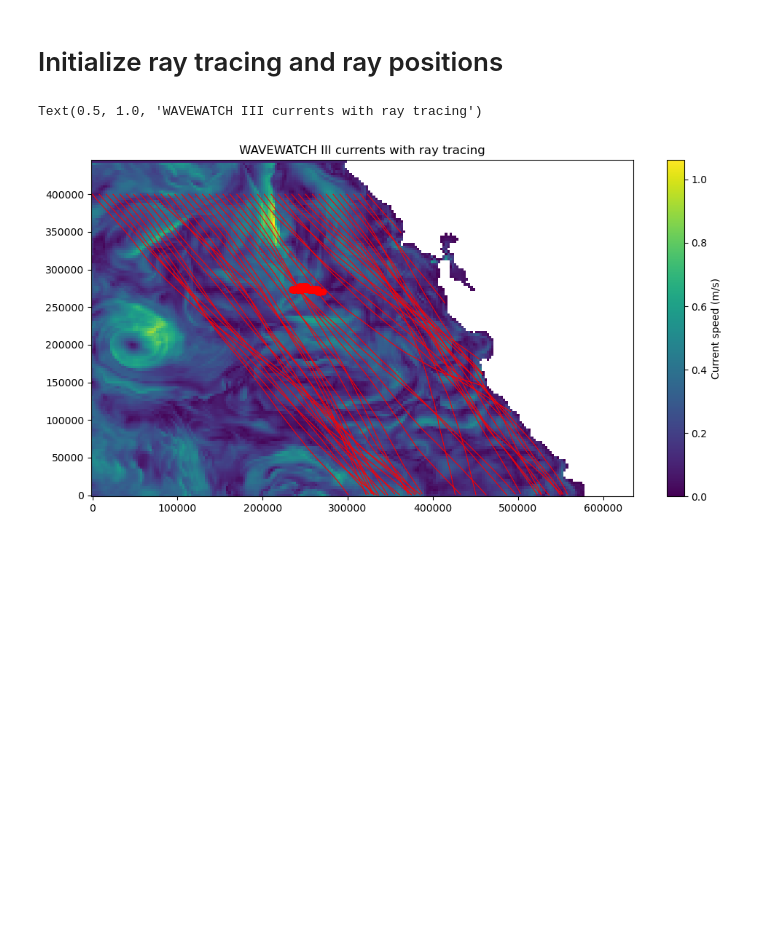
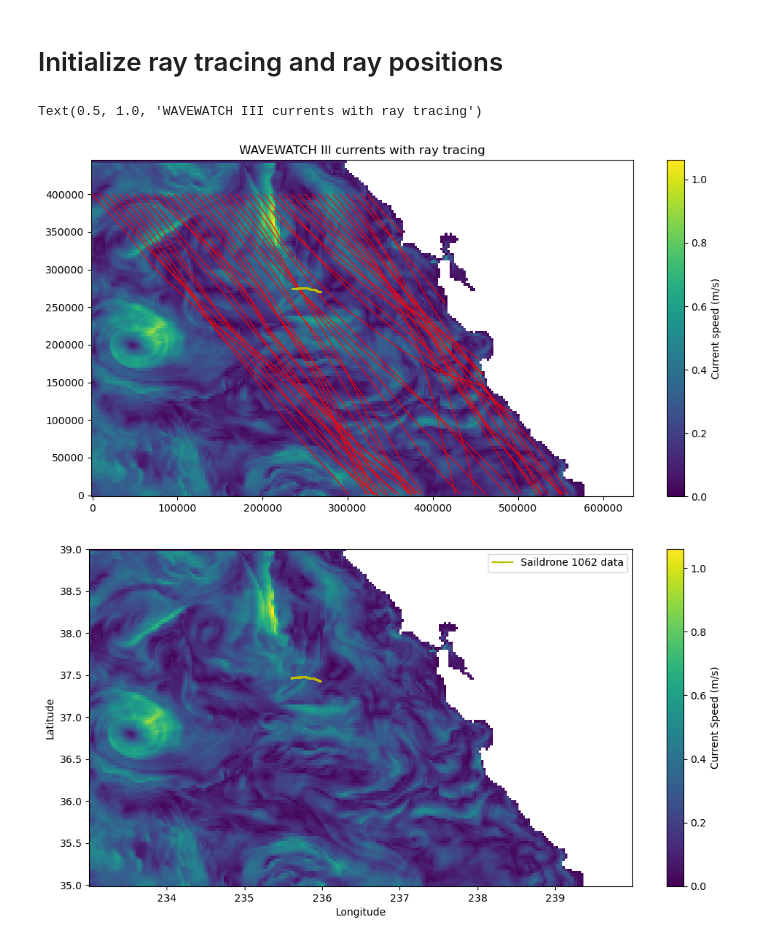
Before and after one commit to mines-oceanography/mantaray, a Jupyter notebook: notebooks/krieger-demo/wave_height_validation_dev.ipynb, the cells around one changed output. Saved outputs shown, nothing was run; the diff lists cells and outputs as text; code cells hidden in the pictures; blank space fills up the shorter version.

Commit message:
Fixed Saildrone superposition

```diff
--- a/notebooks/krieger-demo/wave_height_validation_dev.ipynb
+++ b/notebooks/krieger-demo/wave_height_validation_dev.ipynb
@@ -241,16 +269,29 @@ bundle = mantaray.ray_tracing(x0, y0, Kx0, Ky0, duration, step_size, m_scale_bat
 X = ds.x
 Y = ds.y
 U = (ds.u**2 + ds.v**2)**.5
+sd_ww_x_diff = np.abs(Lon_traj_meter[0]) - ds.x[first_lon_index]
+
 plt.figure(figsize=(12, 6))
 cs = plt.pcolormesh(X, Y, U)
 for i in range(bundle.ray.size)[::2]:
     ray = bundle.isel(ray=i)
     plt.plot(ray.x, ray.y, 'red', lw=.78)
-#plt.scatter(sd_x_meters, sd_y_meters, c=non_masked, marker='o', label='SD 1062 data')
+plt.plot(Lon_traj_meter, Lat_traj_meter, marker='o', c='y', ms=1, label='Saildrone 1062 data')
+plt.colorbar(cs, label='Current speed (m/s)')
 #plt.legend(loc='upper right')
-plt.plot(sd_x, sd_y, marker='o', c='r')
-plt.colorbar(cs, label='Current speed (m/s)')
 plt.title('WAVEWATCH III currents with ray tracing')
 # %% [output]
 Text(0.5, 1.0, 'WAVEWATCH III currents with ray tracing')
-[figure, old version]
+[figure, new version]
+# %%
+cur_values = ((ww_slice.ucur[0,:,:])**2 + (ww_slice.vcur[0,:,:])**2)**0.5
+plt.figure(figsize=(12, 6))
+plt.pcolormesh(ww_slice.longitude, ww_slice.latitude, cur_values)
+plt.plot(sub_1062.longitude+360, sub_1062.latitude, marker='o', c='y', ms=1, label='Saildrone 1062 data')
+plt.colorbar(label='Current Speed (m/s)')
+plt.xlabel('Longitude')
+plt.ylabel('Latitude')
+plt.legend(loc='upper right')
+plt.show()
+# %% [output]
+[figure, added]
```
Also changed, not shown: parts of 13 cells of this notebook, 6 other files.
